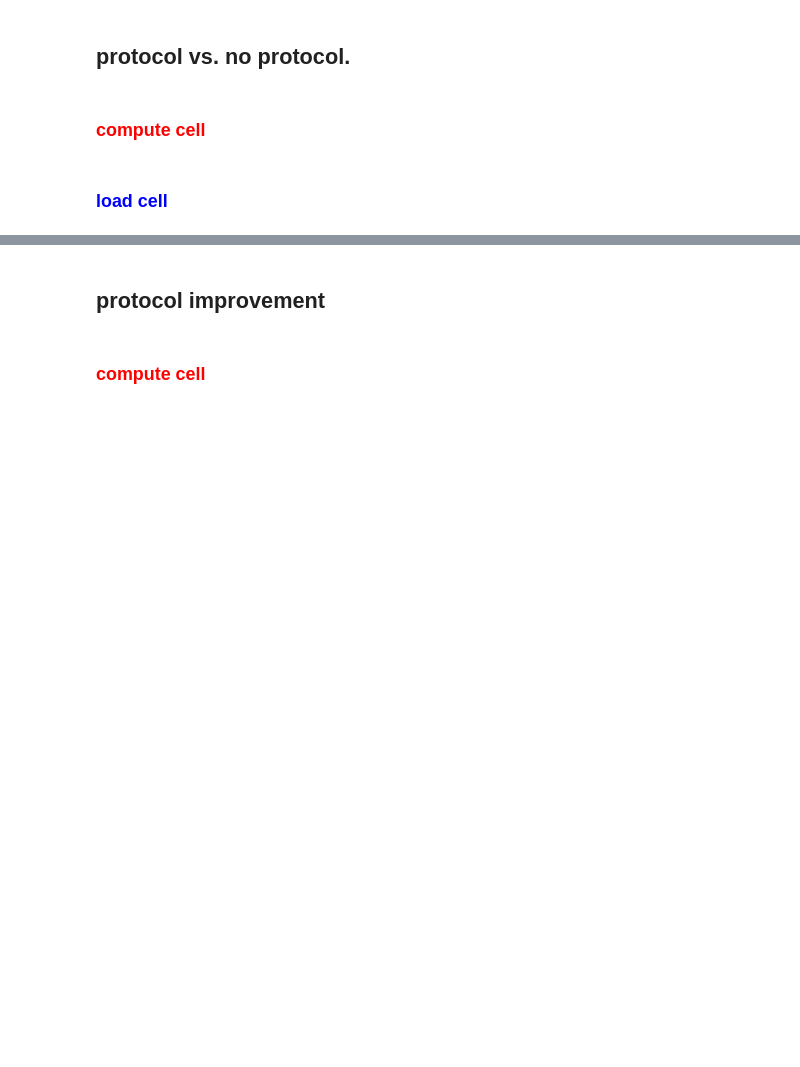
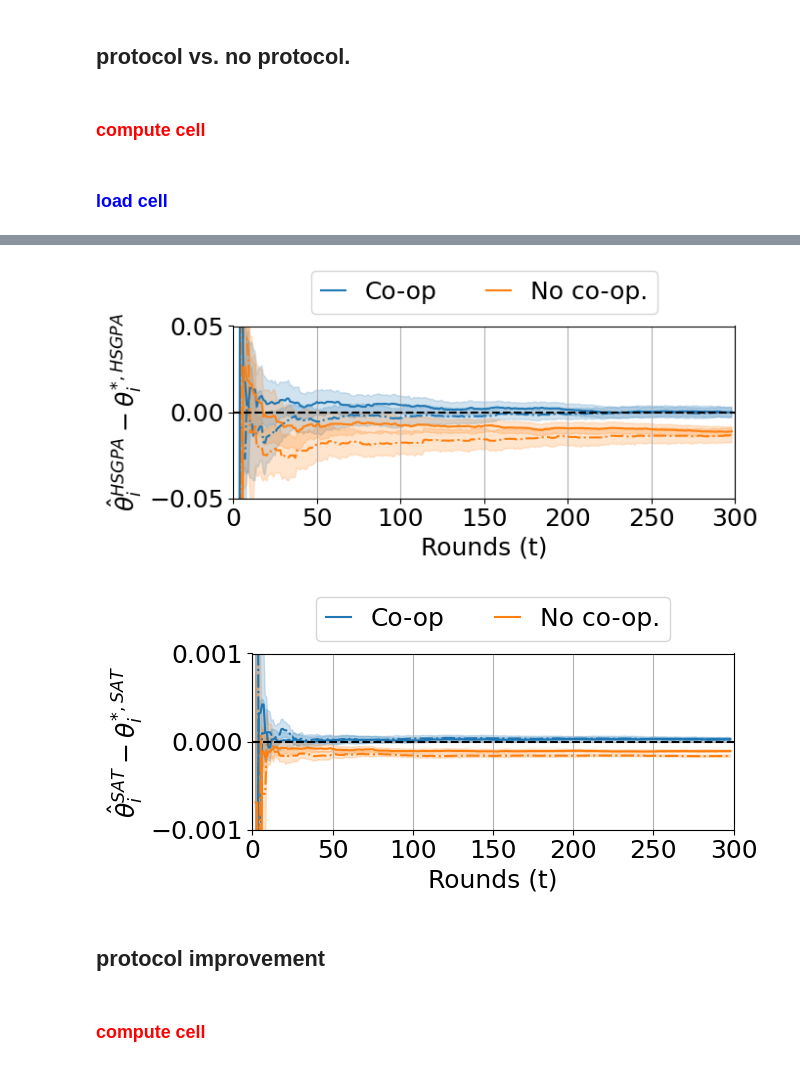
Before and after one commit to muneebaadil/strategic-instrumental-variable-regression, a Jupyter notebook: experiments.ipynb, the cells around one changed output, grey strips where cells are left out. Drawn from its saved outputs; the diff is of its cells as text; code cells hidden in the pictures; blank space fills up the shorter version.

```diff
--- a/experiments.ipynb
+++ b/experiments.ipynb
@@ -521,3 +546,17 @@ plt.savefig('figures/protocol-vs-no-protocol2.pdf')
+# %%
+# different underlying causal parameters.
+plot_convergence(
+    df, 'err_dim1', (-.05, .05), r'$\hat{\theta}^{HS GPA}_{i} - \theta^{*, HS GPA}_{i}$',
+    0, pathname='figures/protocol-vs-no-protocol4.pdf'
+    )
+plot_convergence(
+    df=df, y_col='err_dim0', y_range=(-.001, .001),
+    y_label=r'$\hat{\theta}^{SAT}_{i} - \theta^{*, SAT}_{i}$',
+    hline_y= 0, pathname='figures/protocol-vs-no-protocol3.pdf'
+    )
+# %% [output]
+[figure, added]
+[figure, added]
 # %% [markdown]
 ## protocol improvement
 # %% [markdown]
```
Also changed, not shown: parts of 18 cells of this notebook, 2 other files.
